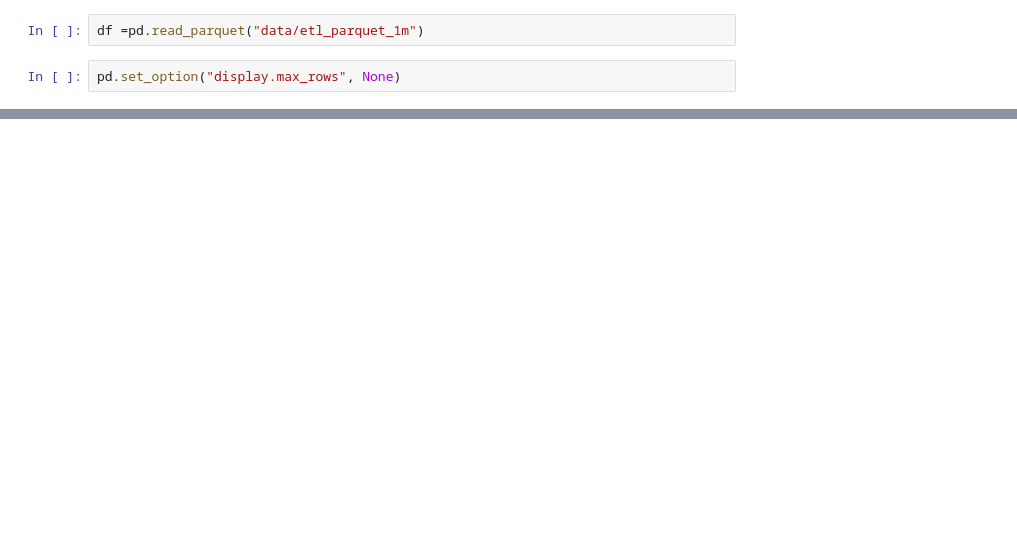
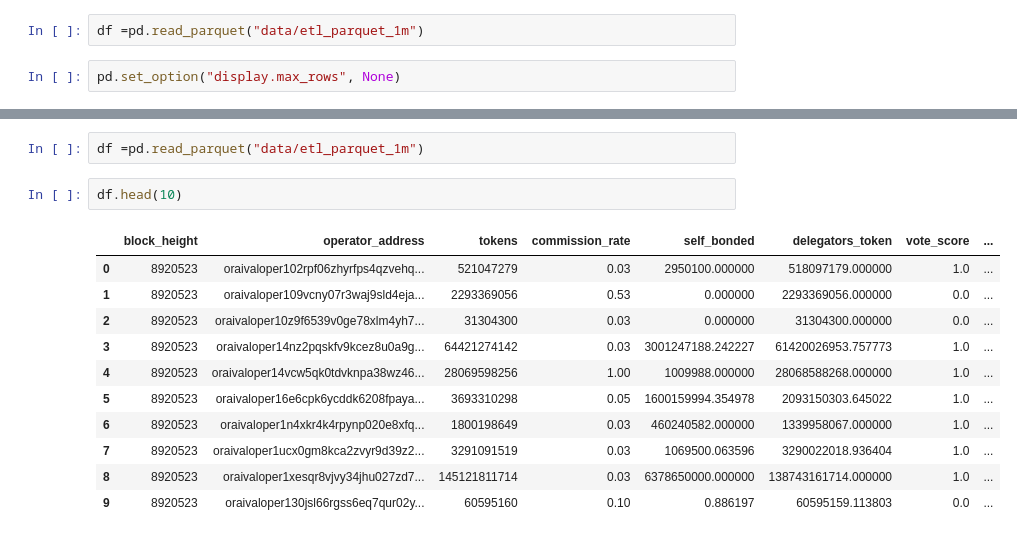
Before and after one commit to hainguyenhuy2002/orchai_validator, a Jupyter notebook: notebooks/01_test.ipynb, the cells around one changed output, grey strips where cells are left out. Saved outputs shown, nothing was run; the diff lists cells and outputs as text; blank space fills up the shorter version.

```diff
--- a/notebooks/01_test.ipynb
+++ b/notebooks/01_test.ipynb
@@ -359,0 +469,16 @@ df[(df['block_height']<= 8920823) & (df['block_height']% 14400 == 6923)].sort_va
+# %%
+df =pd.read_parquet("data/etl_parquet_1m")
+# %%
+df.head(10)
+# %% [output]
+|  | block_height | operator_address | tokens | commission_rate | self_bonded | delegators_token | vote_score | ... |
+| 0 | 8920523 | oraivaloper102rpf06zhyrfps4qzvehq... | 521047279 | 0.03 | 2950100.000000 | 518097179.000000 | 1.0 | ... |
+| 1 | 8920523 | oraivaloper109vcny07r3waj9sld4eja... | 2293369056 | 0.53 | 0.000000 | 2293369056.000000 | 0.0 | ... |
+| 2 | 8920523 | oraivaloper10z9f6539v0ge78xlm4yh7... | 31304300 | 0.03 | 0.000000 | 31304300.000000 | 0.0 | ... |
+| 3 | 8920523 | oraivaloper14nz2pqskfv9kcez8u0a9g... | 64421274142 | 0.03 | 3001247188.242227 | 61420026953.757773 | 1.0 | ... |
+| 4 | 8920523 | oraivaloper14vcw5qk0tdvknpa38wz46... | 28069598256 | 1.00 | 1009988.000000 | 28068588268.000000 | 1.0 | ... |
+| 5 | 8920523 | oraivaloper16e6cpk6ycddk6208fpaya... | 3693310298 | 0.05 | 1600159994.354978 | 2093150303.645022 | 1.0 | ... |
+| 6 | 8920523 | oraivaloper1n4xkr4k4rpynp020e8xfq... | 1800198649 | 0.03 | 460240582.000000 | 1339958067.000000 | 1.0 | ... |
+| 7 | 8920523 | oraivaloper1ucx0gm8kca2zvyr9d39z2... | 3291091519 | 0.03 | 1069500.063596 | 3290022018.936404 | 1.0 | ... |
+| 8 | 8920523 | oraivaloper1xesqr8vjvy34jhu027zd7... | 145121811714 | 0.03 | 6378650000.000000 | 138743161714.000000 | 1.0 | ... |
+| 9 | 8920523 | oraivaloper130jsl66rgss6eq7qur02y... | 60595160 | 0.10 | 0.886197 | 60595159.113803 | 0.0 | ... |
```
Also changed, not shown: parts of 28 cells of this notebook, 1 other file.
